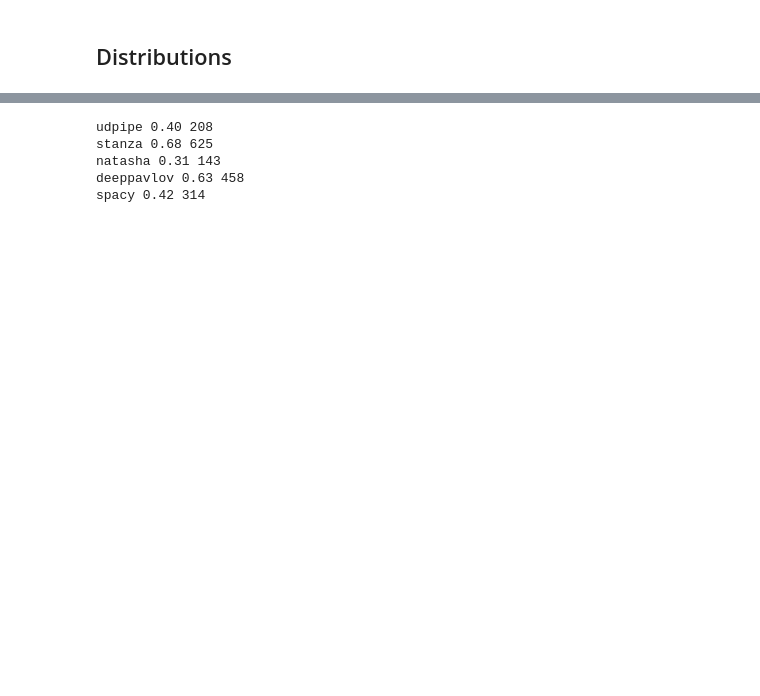
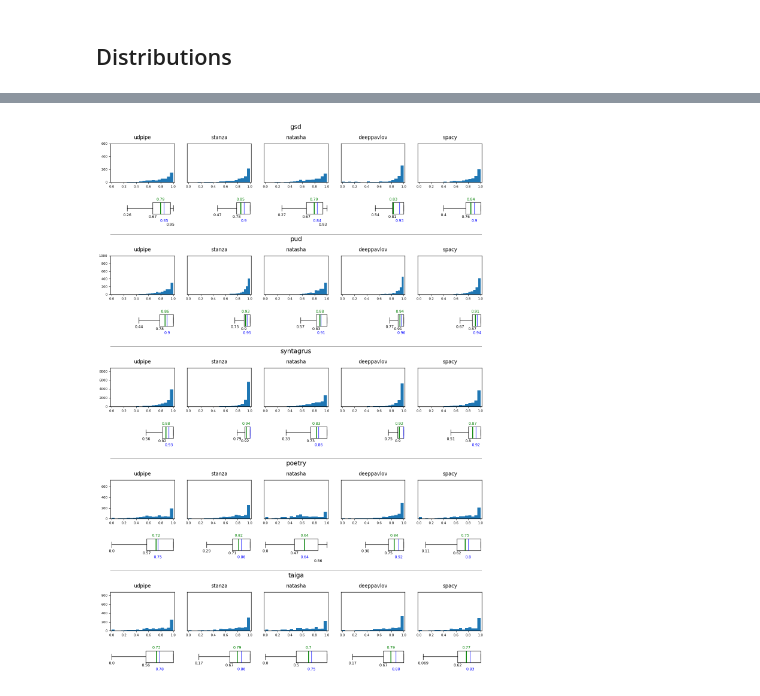
Before and after one commit to Derinhelm/parser_stat, a Jupyter notebook: Russian_parser_statistics.ipynb, the cells around one changed output, grey strips where cells are left out. Saved outputs shown, nothing was run; the diff lists cells and outputs as text; code cells hidden in the pictures; blank space fills up the shorter version.

```diff
--- a/Russian_parser_statistics.ipynb
+++ b/Russian_parser_statistics.ipynb
@@ -864,9 +591,0 @@ spacy 0.51 410
-# %%
-for p in parser_names:
-  print(p, f"{las_left_border[p]:.2f}", sum(align_las_f[p] < las_left_border[p]))
-# %% [output]
-udpipe 0.40 208
-stanza 0.68 625
-natasha 0.31 143
-deeppavlov 0.63 458
-spacy 0.42 314
@@ -872,0 +659,43 @@ spacy 0.42 314
+# %%
+def draw_diagrams(data, file_title):
+    matplotlib.rc('xtick', labelsize=8)
+    matplotlib.rc('ytick', labelsize=8)
+    matplotlib.rcParams['axes.linewidth'] = 1
+
+    fig = plt.figure(figsize = (16,24))
+
+    gs = gridspec.GridSpec(4 * len(treebank_names), len(parser_names), figure=fig,
+                  wspace=0.2, hspace=0.3,
+                  height_ratios=(0.01, 0.01,  0.09, 0.09) * len(treebank_names))
+
+
+    for treebank_i, t in enumerate(treebank_names):
+      ax_t = fig.add_subplot(gs[4 * treebank_i, :])
+      ax_t.text(0.5, 0.5, t, va="top", ha="center", fontsize=15)
+      if treebank_i != 0:
+        ax_t.axhline(y=1, color='gray', lw=1)
+      ax_t.axis('off')
+
+      for parser_i, p in enumerate(parser_names):
+          ax_tp = fig.add_subplot(gs[4 * treebank_i + 1, parser_i])
+          ax_tp.text(0.5, 0.5, p, va="top", ha="center", fontsize=12)
+          ax_tp.axis('off')
+
+          ax_h = fig.add_subplot(gs[4 * treebank_i + 2, parser_i])
+          if parser_i != 0:
+              ax_h.get_yaxis().set_visible(False)
+          draw_hist(ax_h, data[t][p])
+
+          ax_b = fig.add_subplot(gs[4 * treebank_i + 3, parser_i])
+          draw_hboxplot(ax_b, data[t][p], p)
+          ax_b.get_xaxis().set_visible(False)
+          ax_b.axis('off')
+
+
+    plt.savefig(file_title)
+
+    plt.show()
+# %%
+draw_diagrams(align_uas_f, 'pics/uas.jpg')
+# %% [output]
+[figure, added]
```
Also changed, not shown: parts of 135 cells of this notebook.
